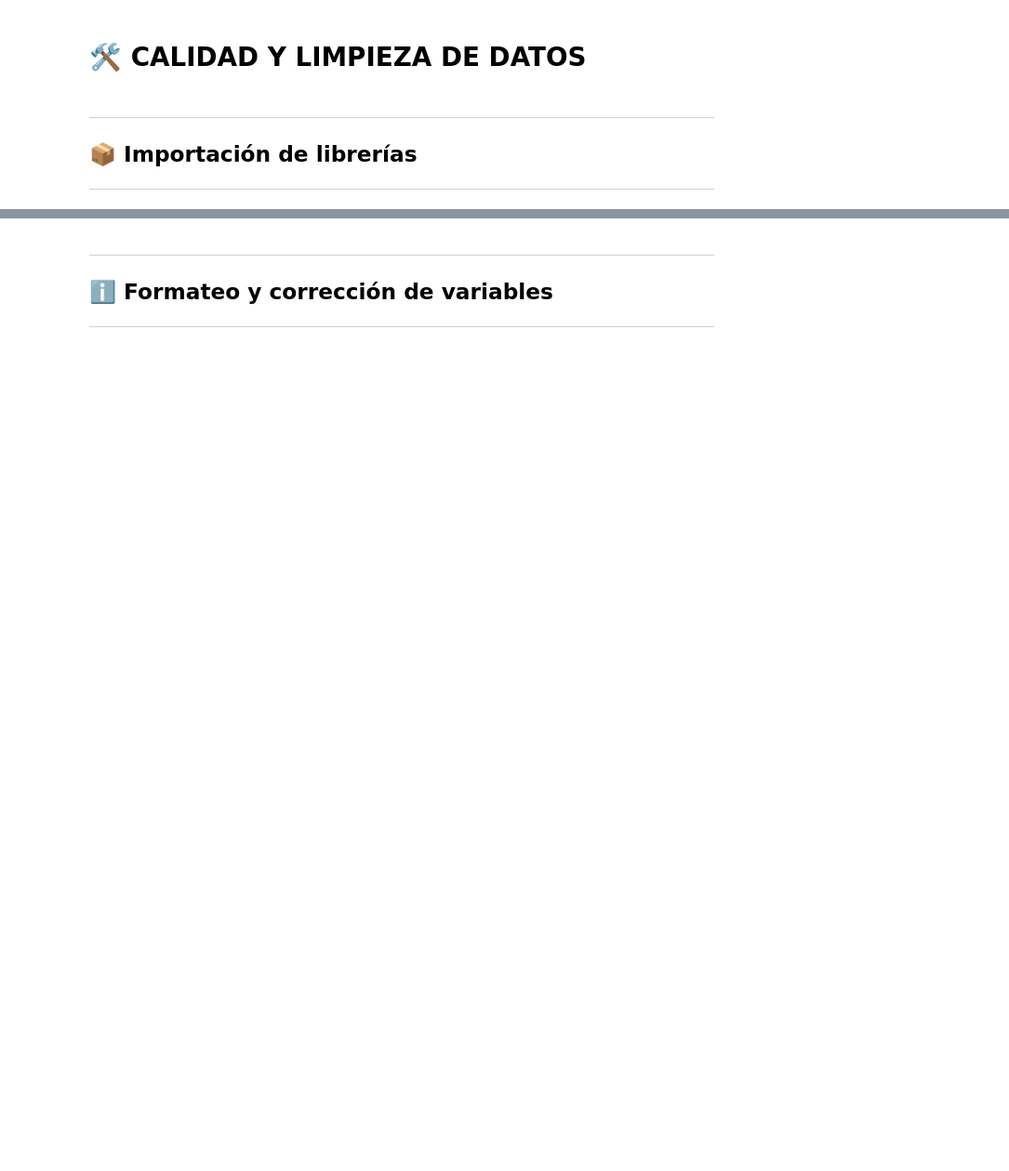
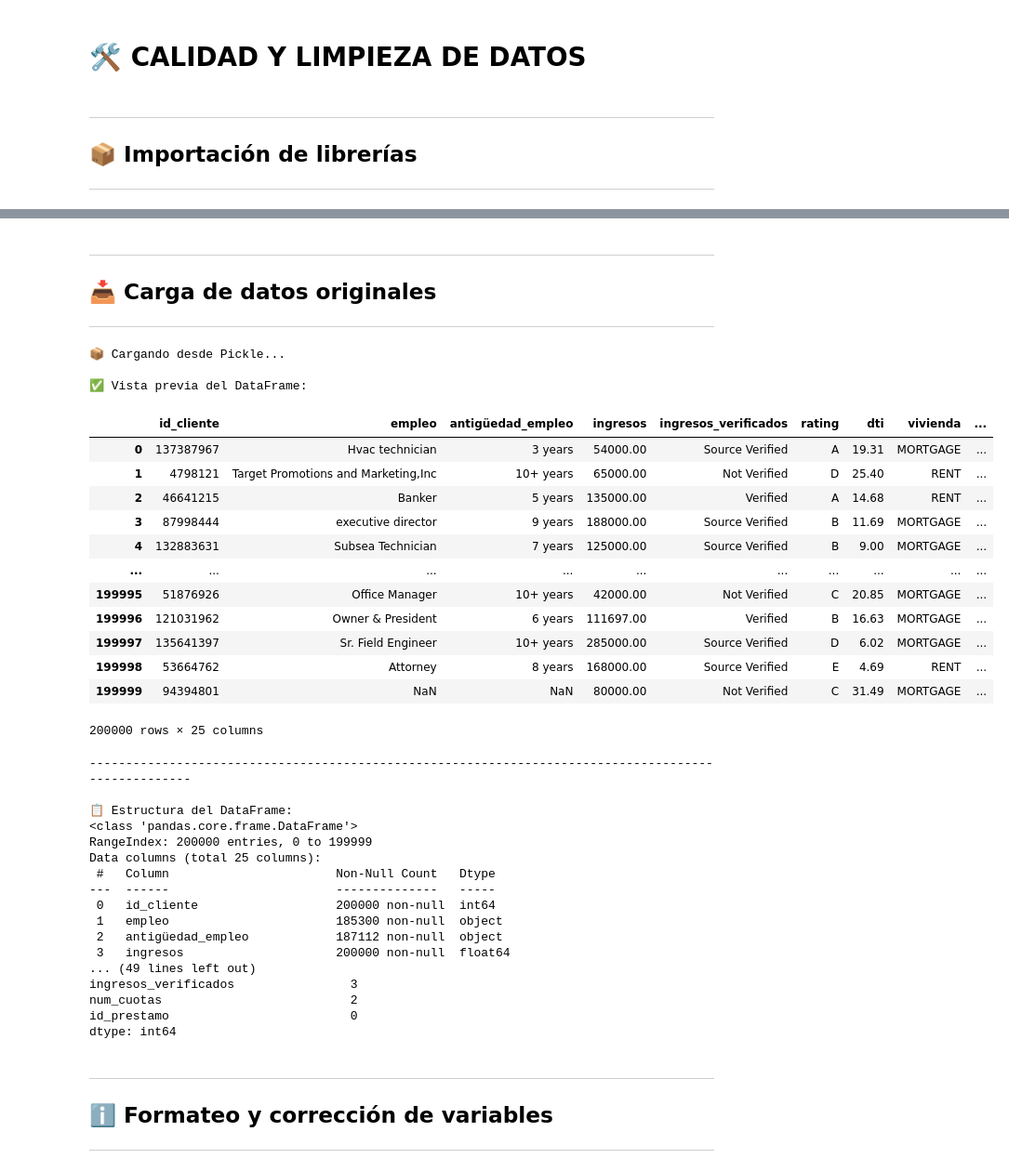
Before and after one commit to vicenrg/financiacion-clientes, a Jupyter notebook: notebooks/02_data_cleaning.ipynb, the cells around one changed output, grey strips where cells are left out. Shown: that part at 93% size. Drawn from its saved outputs; the diff is of its cells as text; code cells hidden in the pictures; blank space fills up the shorter version.

Commit message:
Upload project Financiacion Clientes

```diff
--- a/notebooks/02_data_cleaning.ipynb
+++ b/notebooks/02_data_cleaning.ipynb
@@ -119,3 +65,73 @@ dtype: int64
+# %% [markdown]
+---
+## 📥 Carga de datos originales
+---
+# %%
+# =============================================================
+# 📦 Carga de datos de trabajo
+# -------------------------------------------------------------
+# ➤ Si existe el archivo .pkl, lo carga desde cache.
+# ➤ Si no, lo carga desde el archivo CSV procesado.
+# ➤ Muestra DataFrame desde archivo trabajo.pkl o trabajo.csv.
+# =============================================================
+
+ruta_trabajo_pkl = get_file_path("cache", "trabajo_loading.pkl")
+ruta_trabajo_csv = get_file_path("processed", "trabajo_loadingcsv")
+
+if ruta_trabajo_pkl.exists():
+    print("\n📦 Cargando desde Pickle...")
+    df = load_data("cache", "trabajo_loading.pkl")
+else:
+    print("\n📄 Cargando desde CSV procesado...")
+    df = load_data("processed", "trabajo_loading.csv")
+
+# ✅ Vista previa del DataFrame
+print("\n✅ Vista previa del DataFrame:")
+display(df)
+print('-' * 100)
+
+# 📋 Información general del DataFrame
+print("\n📋 Estructura del DataFrame:")
+df.info()
+print('\n' + '-' * 100)
+
+# 🔍 Conteo de valores únicos por variable
+print("\n🚨 Conteo de valores únicos por variable:")
+print(df.nunique().sort_values(ascending=False))
+# %% [output]
+📦 Cargando desde Pickle...
+
+✅ Vista previa del DataFrame:
+|  | id_cliente | empleo | antigüedad_empleo | ingresos | ingresos_verificados | rating | dti | vivienda | ... |
+| 0 | 137387967 | Hvac technician | 3 years | 54000.00 | Source Verified | A | 19.31 | MORTGAGE | ... |
+| 1 | 4798121 | Target Promotions and Marketing,Inc | 10+ years | 65000.00 | Not Verified | D | 25.40 | RENT | ... |
+| 2 | 46641215 | Banker | 5 years | 135000.00 | Verified | A | 14.68 | RENT | ... |
+| 3 | 87998444 | executive director | 9 years | 188000.00 | Source Verified | B | 11.69 | MORTGAGE | ... |
+| 4 | 132883631 | Subsea Technician | 7 years | 125000.00 | Source Verified | B | 9.00 | MORTGAGE | ... |
+| ... | ... | ... | ... | ... | ... | ... | ... | ... | ... |
+| 199995 | 51876926 | Office Manager | 10+ years | 42000.00 | Not Verified | C | 20.85 | MORTGAGE | ... |
+| 199996 | 121031962 | Owner & President | 6 years | 111697.00 | Verified | B | 16.63 | MORTGAGE | ... |
+| 199997 | 135641397 | Sr. Field Engineer | 10+ years | 285000.00 | Source Verified | D | 6.02 | MORTGAGE | ... |
+| 199998 | 53664762 | Attorney | 8 years | 168000.00 | Source Verified | E | 4.69 | RENT | ... |
+| 199999 | 94394801 | NaN | NaN | 80000.00 | Not Verified | C | 31.49 | MORTGAGE | ... |
+200000 rows × 25 columns
+----------------------------------------------------------------------------------------------------
+
+📋 Estructura del DataFrame:
+<class 'pandas.core.frame.DataFrame'>
+RangeIndex: 200000 entries, 0 to 199999
+Data columns (total 25 columns):
+ #   Column                       Non-Null Count   Dtype
+---  ------                       --------------   -----
+ 0   id_cliente                   200000 non-null  int64
+ 1   empleo                       185300 non-null  object
+ 2   antigüedad_empleo            187112 non-null  object
+ 3   ingresos                     200000 non-null  float64
+... (49 lines left out)
+ingresos_verificados                3
+num_cuotas                          2
+id_prestamo                         0
+dtype: int64
 # %% [markdown]
 ---
 ## ℹ️ Formateo y corrección de variables
```
Also changed, not shown: parts of 26 cells of this notebook, 10 other files.
